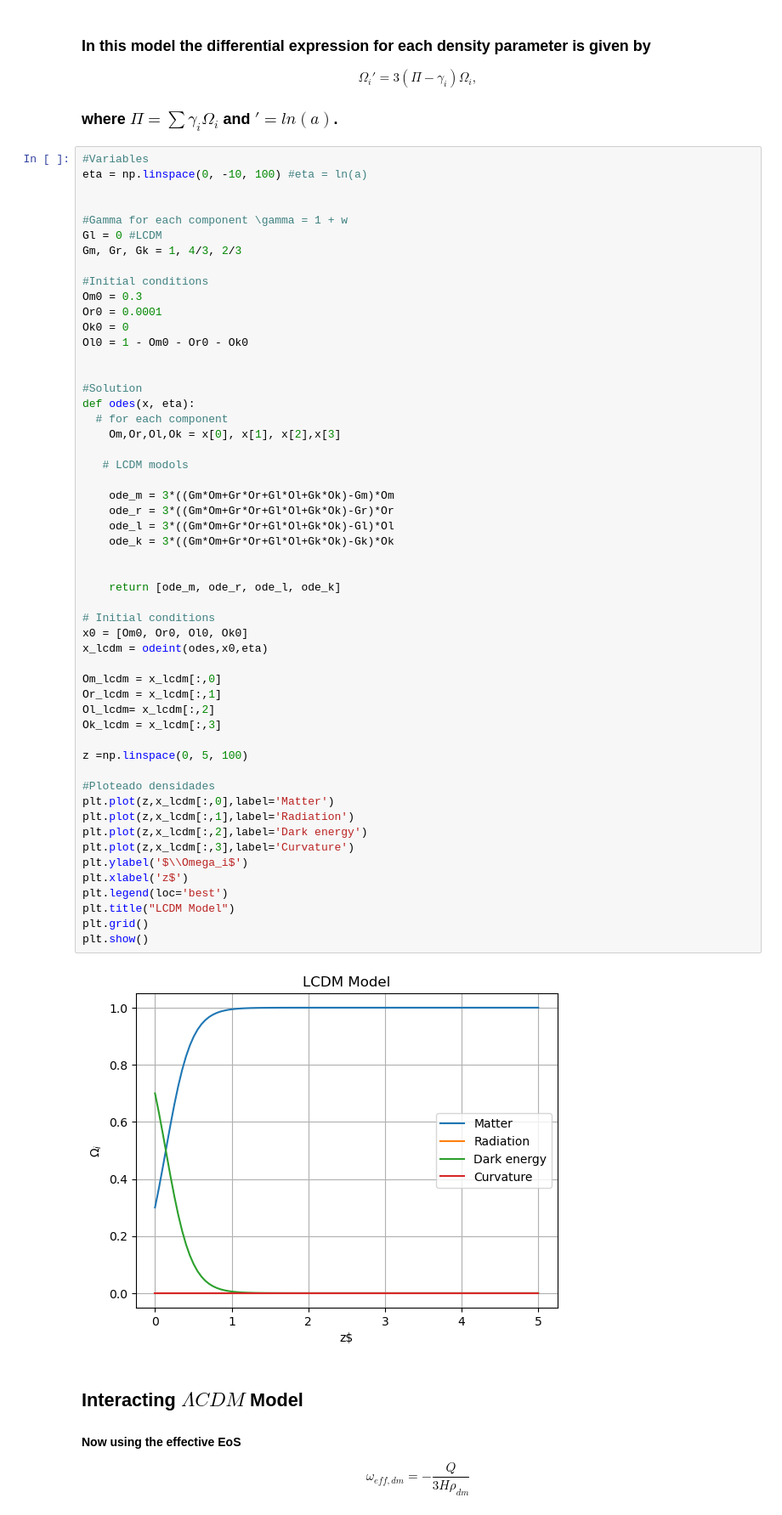
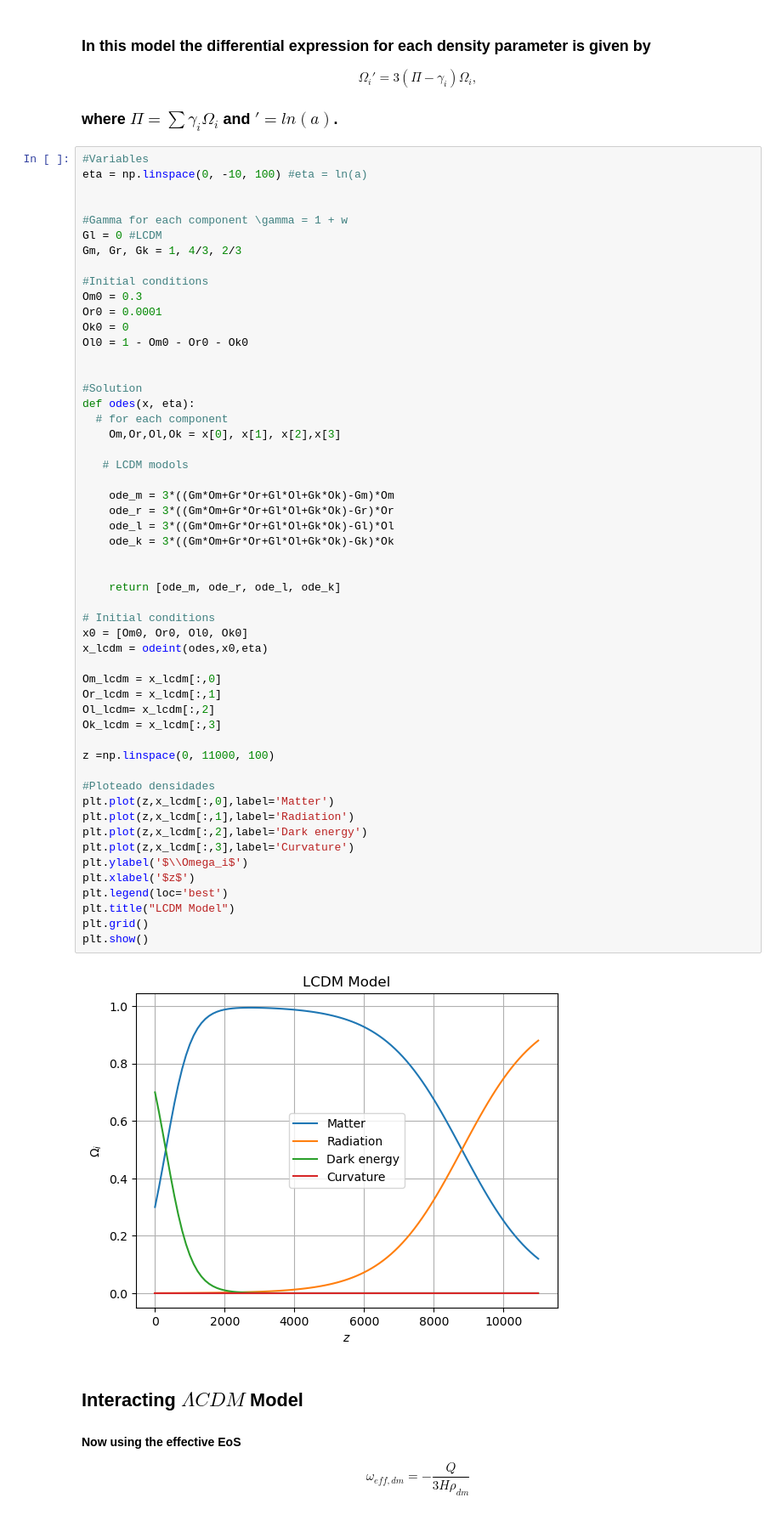
Before and after one commit to xlxnsxzpxtx/HolographicDE, a Jupyter notebook: hde_solutions_z.ipynb, the cells around one changed output. Shown: that part at 85% size. Drawn from its saved outputs; the diff is of its cells as text.

```diff
--- a/hde_solutions_z.ipynb
+++ b/hde_solutions_z.ipynb
@@ -43,36 +43,36 @@ def odes(x, eta):
 
     ode_m = 3*((Gm*Om+Gr*Or+Gl*Ol+Gk*Ok)-Gm)*Om
     ode_r = 3*((Gm*Om+Gr*Or+Gl*Ol+Gk*Ok)-Gr)*Or
     ode_l = 3*((Gm*Om+Gr*Or+Gl*Ol+Gk*Ok)-Gl)*Ol
     ode_k = 3*((Gm*Om+Gr*Or+Gl*Ol+Gk*Ok)-Gk)*Ok
 
 
     return [ode_m, ode_r, ode_l, ode_k]
 
 # Initial conditions
 x0 = [Om0, Or0, Ol0, Ok0]
 x_lcdm = odeint(odes,x0,eta)
 
 Om_lcdm = x_lcdm[:,0]
 Or_lcdm = x_lcdm[:,1]
 Ol_lcdm= x_lcdm[:,2]
 Ok_lcdm = x_lcdm[:,3]
 
-z =np.linspace(0, 5, 100)
+z =np.linspace(0, 11000, 100)
 
 #Ploteado densidades
 plt.plot(z,x_lcdm[:,0],label='Matter')
 plt.plot(z,x_lcdm[:,1],label='Radiation')
 plt.plot(z,x_lcdm[:,2],label='Dark energy')
 plt.plot(z,x_lcdm[:,3],label='Curvature')
 plt.ylabel('$\\Omega_i$')
-plt.xlabel('z$')
+plt.xlabel('$z$')
 plt.legend(loc='best')
 plt.title("LCDM Model")
 plt.grid()
 plt.show()
 # %% [output]
-[figure, old version]
+[figure, new version]
 # %% [markdown]
 ## Interacting $\Lambda CDM$ Model
 #### Now using the effective EoS
```
Also changed, not shown: parts of 8 cells of this notebook, 1 other file.
